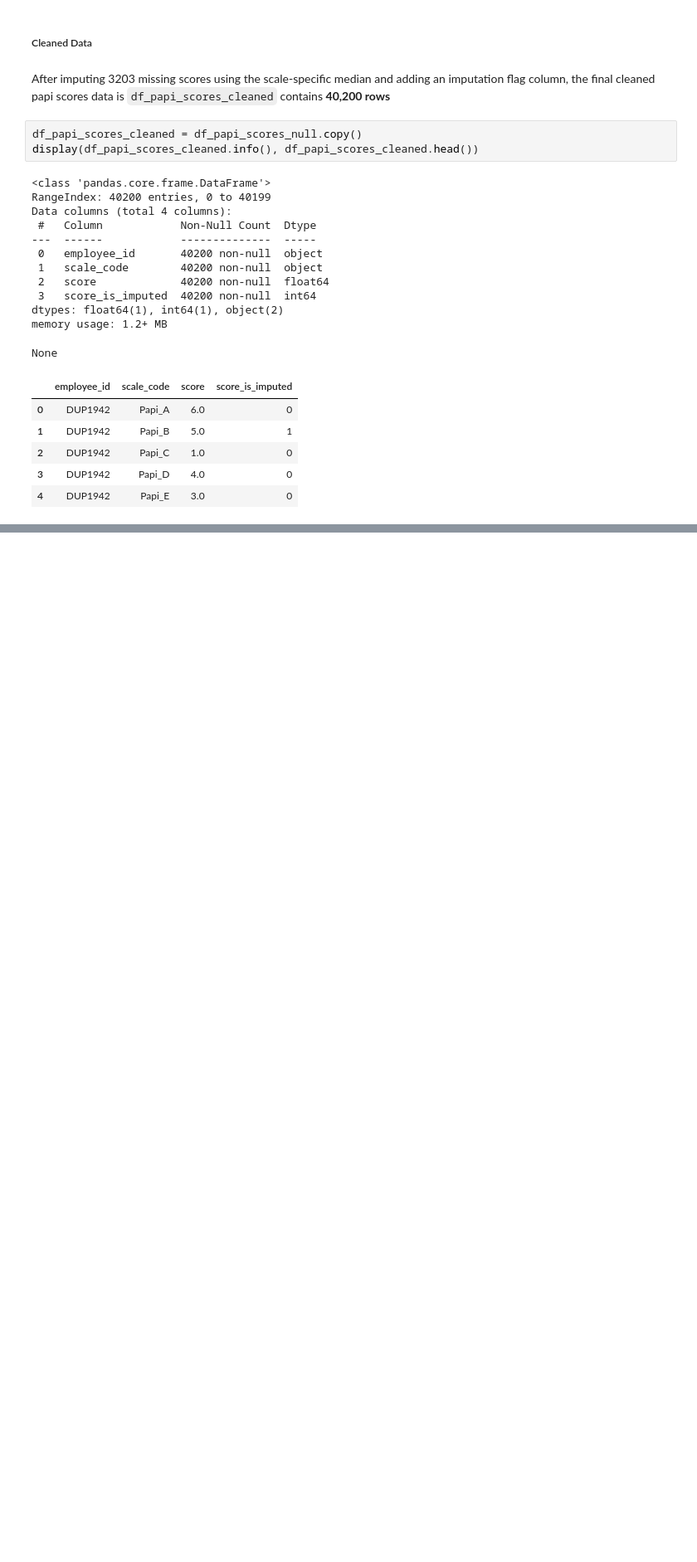
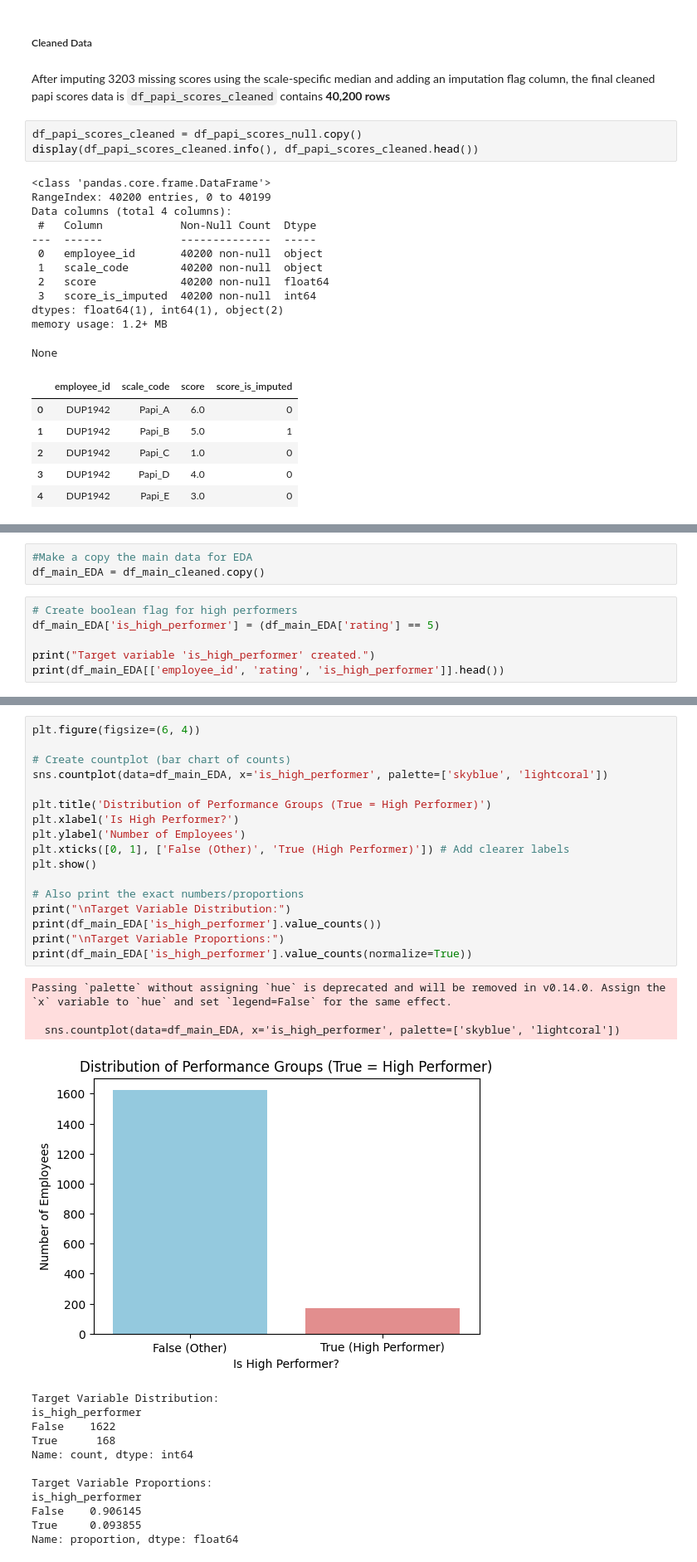
Before and after one commit to fbudimannn/talent-intelligence-system, a Jupyter notebook: 1_analysis/data_exploration.ipynb, the cells around one changed output, grey strips where cells are left out. Shown at 83% size. Drawn from its saved outputs; the diff is of its cells as text; blank space fills up the shorter version.

```diff
--- a/1_analysis/data_exploration.ipynb
+++ b/1_analysis/data_exploration.ipynb
@@ -1588,0 +1578,9 @@ None
+# %%
+#Make a copy the main data for EDA
+df_main_EDA = df_main_cleaned.copy()
+# %%
+# Create boolean flag for high performers
+df_main_EDA['is_high_performer'] = (df_main_EDA['rating'] == 5)
+
+print("Target variable 'is_high_performer' created.")
+print(df_main_EDA[['employee_id', 'rating', 'is_high_performer']].head())
@@ -1588,0 +1595,33 @@ None
+# %%
+plt.figure(figsize=(6, 4))
+
+# Create countplot (bar chart of counts)
+sns.countplot(data=df_main_EDA, x='is_high_performer', palette=['skyblue', 'lightcoral'])
+
+plt.title('Distribution of Performance Groups (True = High Performer)')
+plt.xlabel('Is High Performer?')
+plt.ylabel('Number of Employees')
+plt.xticks([0, 1], ['False (Other)', 'True (High Performer)']) # Add clearer labels
+plt.show()
+
+# Also print the exact numbers/proportions
+print("\nTarget Variable Distribution:")
+print(df_main_EDA['is_high_performer'].value_counts())
+print("\nTarget Variable Proportions:")
+print(df_main_EDA['is_high_performer'].value_counts(normalize=True))
+# %% [output]
+Passing `palette` without assigning `hue` is deprecated and will be removed in v0.14.0. Assign the `x` variable to `hue` and set `legend=False` for the same effect.
+
+  sns.countplot(data=df_main_EDA, x='is_high_performer', palette=['skyblue', 'lightcoral'])
+[figure, added]
+Target Variable Distribution:
+is_high_performer
+False    1622
+True      168
+Name: count, dtype: int64
+
+Target Variable Proportions:
+is_high_performer
+False    0.906145
+True     0.093855
+Name: proportion, dtype: float64
```
Also changed, not shown: parts of 17 cells of this notebook.
